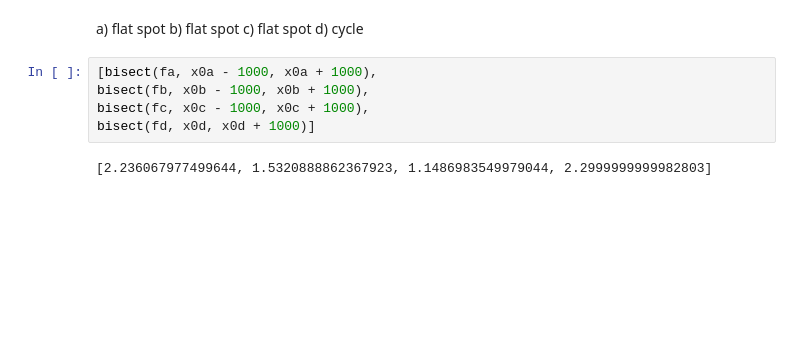
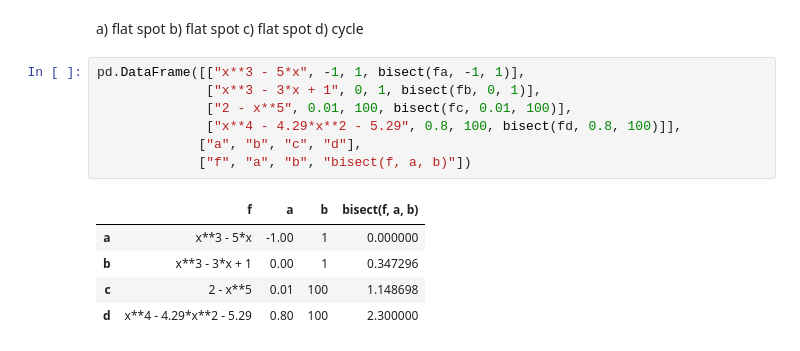
Before and after one commit to lythx/MOWNIT, a Jupyter notebook: lab8/zad1.ipynb, the cells around one changed output. Cells and saved outputs as stored; diff of their text form; blank space fills up the shorter version.

```diff
--- a/lab8/zad1.ipynb
+++ b/lab8/zad1.ipynb
@@ -47,9 +58,15 @@ b) flat spot
 c) flat spot
 d) cycle
 # %%
-[bisect(fa, x0a - 1000, x0a + 1000),
-bisect(fb, x0b - 1000, x0b + 1000),
-bisect(fc, x0c - 1000, x0c + 1000),
-bisect(fd, x0d, x0d + 1000)]
+pd.DataFrame([["x**3 - 5*x", -1, 1, bisect(fa, -1, 1)],
+              ["x**3 - 3*x + 1", 0, 1, bisect(fb, 0, 1)],
+              ["2 - x**5", 0.01, 100, bisect(fc, 0.01, 100)],
+              ["x**4 - 4.29*x**2 - 5.29", 0.8, 100, bisect(fd, 0.8, 100)]],
+             ["a", "b", "c", "d"],
+             ["f", "a", "b", "bisect(f, a, b)"])
 # %% [output]
-[2.236067977499644, 1.5320888862367923, 1.1486983549979044, 2.2999999999982803]
+|  | f | a | b | bisect(f, a, b) |
+| a | x**3 - 5*x | -1.00 | 1 | 0.000000 |
+| b | x**3 - 3*x + 1 | 0.00 | 1 | 0.347296 |
+| c | 2 - x**5 | 0.01 | 100 | 1.148698 |
+| d | x**4 - 4.29*x**2 - 5.29 | 0.80 | 100 | 2.300000 |
```
Also changed, not shown: parts of 6 cells of this notebook, 1 other file.
